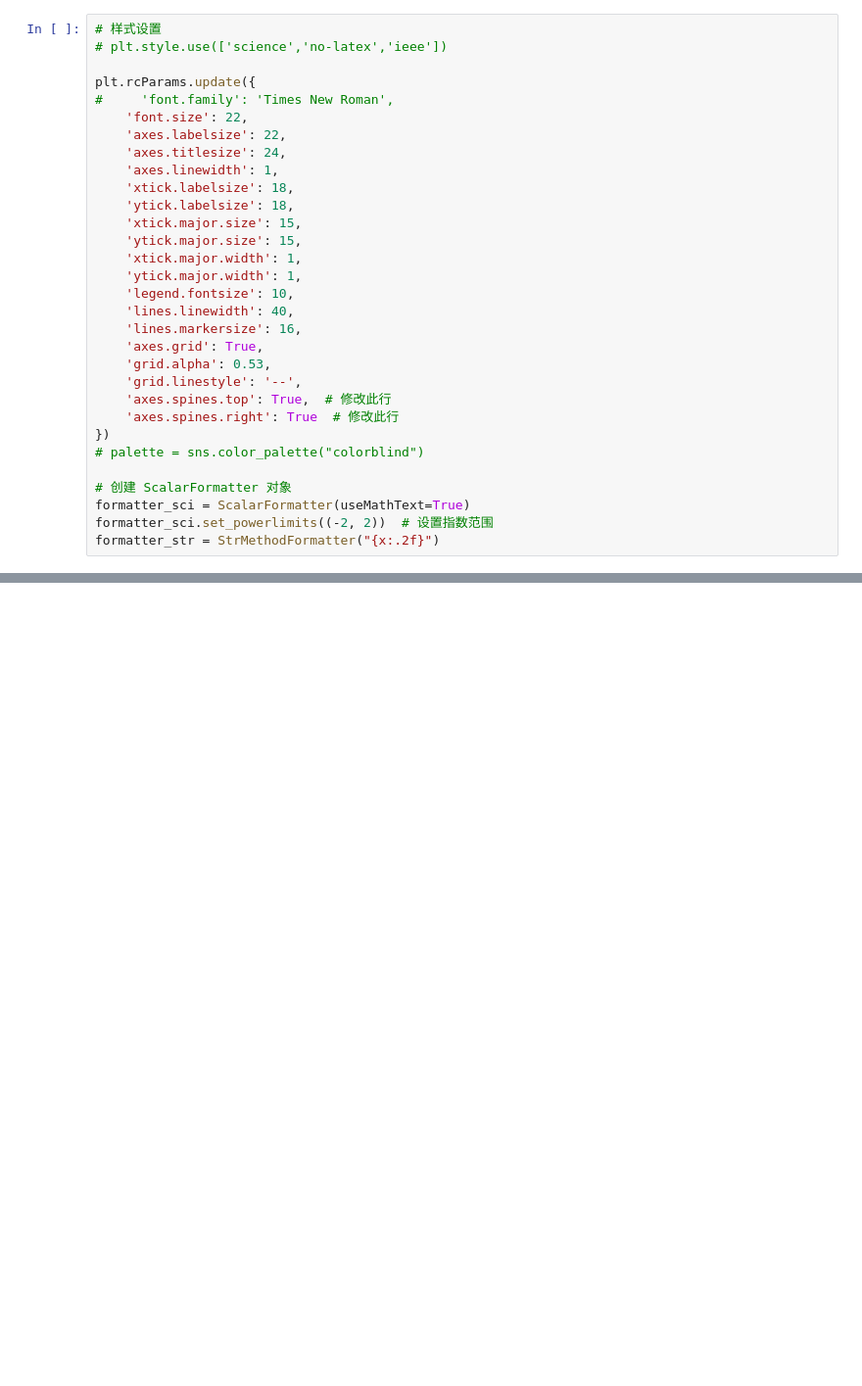
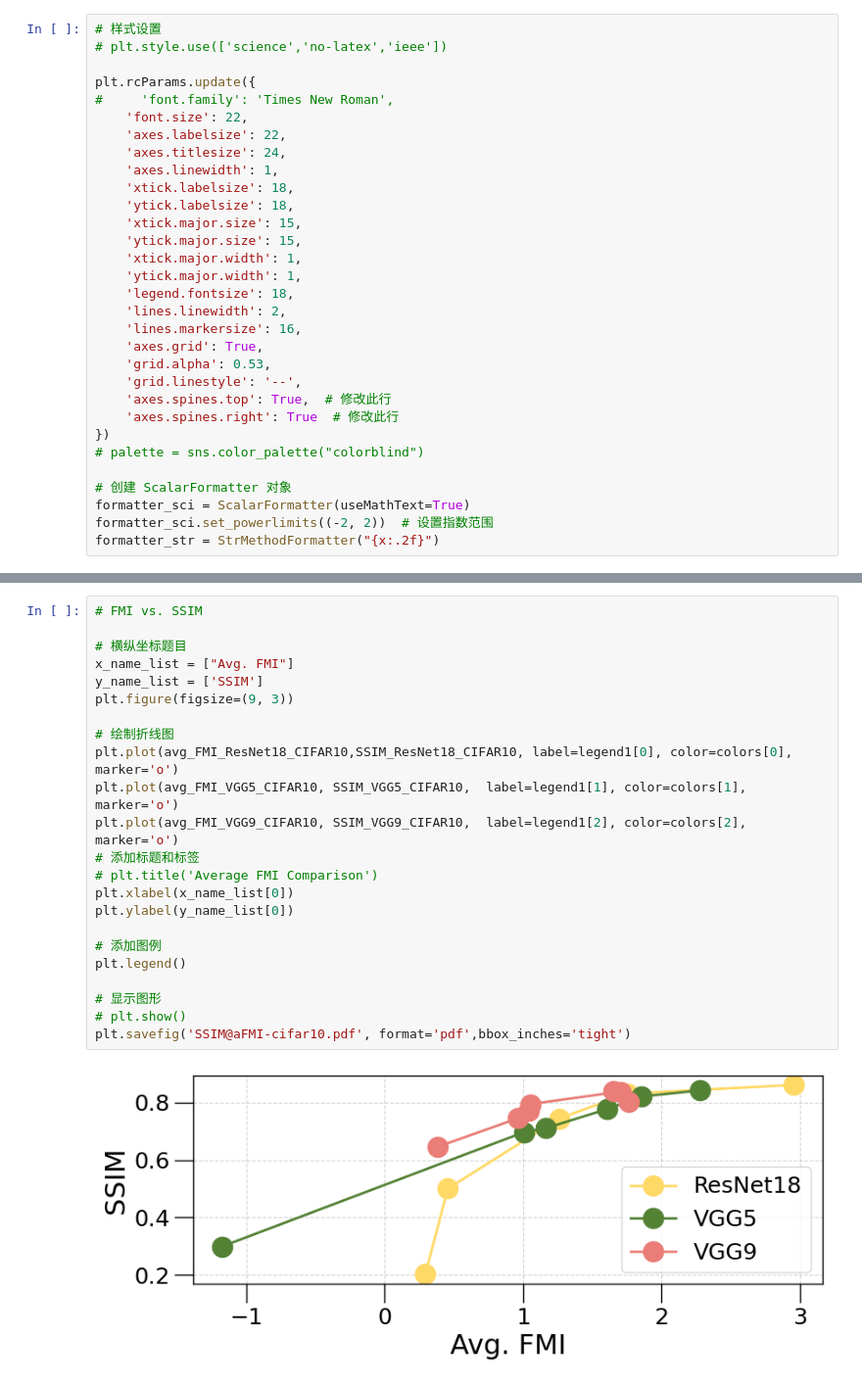
Before and after one commit to Fintech0517/PP-Split, a Jupyter notebook: examples/effectInfo/experiment_figs.ipynb, the cells around one changed output, grey strips where cells are left out. Shown at 98% size. Saved outputs shown, nothing was run; the diff lists cells and outputs as text; blank space fills up the shorter version.

```diff
--- a/examples/effectInfo/experiment_figs.ipynb
+++ b/examples/effectInfo/experiment_figs.ipynb
@@ -27,8 +27,8 @@ plt.rcParams.update({
     'ytick.major.size': 15,
     'xtick.major.width': 1,
     'ytick.major.width': 1,
-    'legend.fontsize': 10,
-    'lines.linewidth': 40,
+    'legend.fontsize': 18,
+    'lines.linewidth': 2,
     'lines.markersize': 16,
     'axes.grid': True,
     'grid.alpha': 0.53,
@@ -44,0 +138,25 @@ formatter_str = StrMethodFormatter("{x:.2f}")
+# %%
+# FMI vs. SSIM
+
+# 横纵坐标题目
+x_name_list = ["Avg. FMI"]
+y_name_list = ['SSIM']
+plt.figure(figsize=(9, 3))
+
+# 绘制折线图
+plt.plot(avg_FMI_ResNet18_CIFAR10,SSIM_ResNet18_CIFAR10, label=legend1[0], color=colors[0], marker='o')
+plt.plot(avg_FMI_VGG5_CIFAR10, SSIM_VGG5_CIFAR10,  label=legend1[1], color=colors[1], marker='o')
+plt.plot(avg_FMI_VGG9_CIFAR10, SSIM_VGG9_CIFAR10,  label=legend1[2], color=colors[2], marker='o')
+# 添加标题和标签
+# plt.title('Average FMI Comparison')
+plt.xlabel(x_name_list[0])
+plt.ylabel(y_name_list[0])
+
+# 添加图例
+plt.legend()
+
+# 显示图形
+# plt.show()
+plt.savefig('SSIM@aFMI-cifar10.pdf', format='pdf',bbox_inches='tight')
+# %% [output]
+[figure, added]
```
Also changed, not shown: parts of 8 cells of this notebook, 31 other files.
